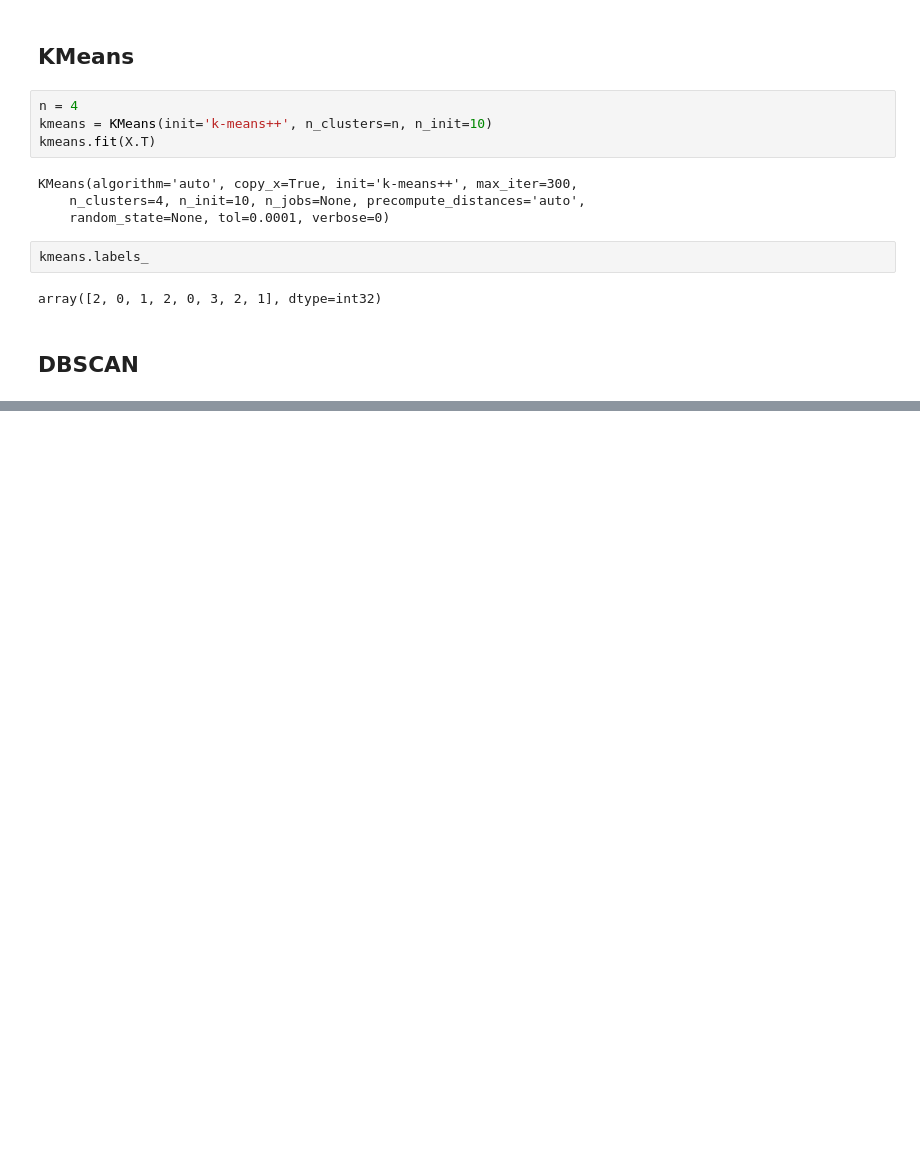
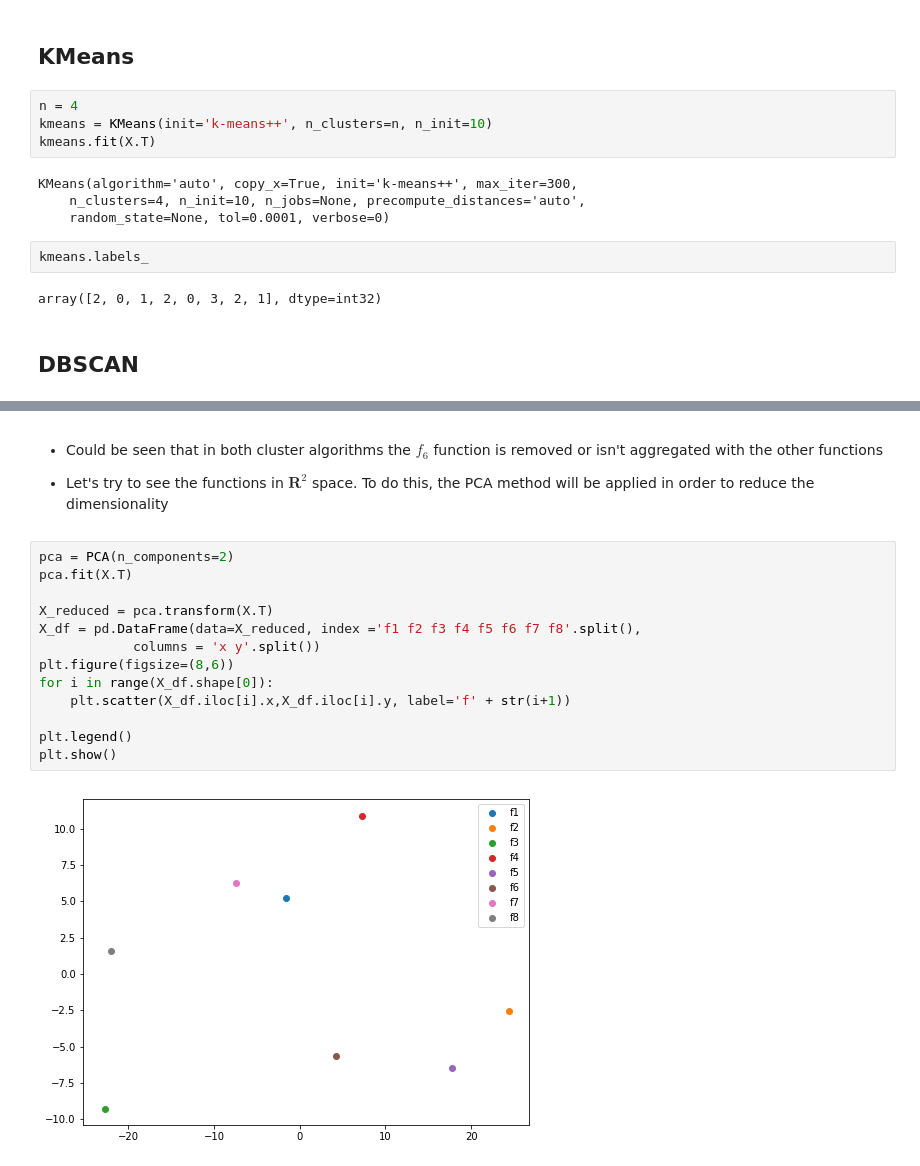
Before and after one commit to renansantosmendes/PhD_Python_2019, a Jupyter notebook: cluster_analysis.ipynb, the cells around one changed output, grey strips where cells are left out. Cells and saved outputs as stored; diff of their text form; blank space fills up the shorter version.

```diff
--- a/cluster_analysis.ipynb
+++ b/cluster_analysis.ipynb
@@ -173,0 +203,19 @@ array([ 0,  1, -1,  0,  1, -1, -1, -1])
+# %% [markdown]
+- Could be seen that in both cluster algorithms the $f_6$ function is removed or isn't aggregated with the other functions
+
+- Let's try to see the functions in $\mathbf{R}^2$ space. To do this, the PCA method will be applied in order to reduce the dimensionality
+# %%
+pca = PCA(n_components=2)
+pca.fit(X.T)
+
+X_reduced = pca.transform(X.T)
+X_df = pd.DataFrame(data=X_reduced, index ='f1 f2 f3 f4 f5 f6 f7 f8'.split(),
+            columns = 'x y'.split())
+plt.figure(figsize=(8,6))
+for i in range(X_df.shape[0]):
+    plt.scatter(X_df.iloc[i].x,X_df.iloc[i].y, label='f' + str(i+1))
+
+plt.legend()
+plt.show()
+# %% [output]
+[figure, added]
```
Also changed, not shown: parts of 14 cells of this notebook.
